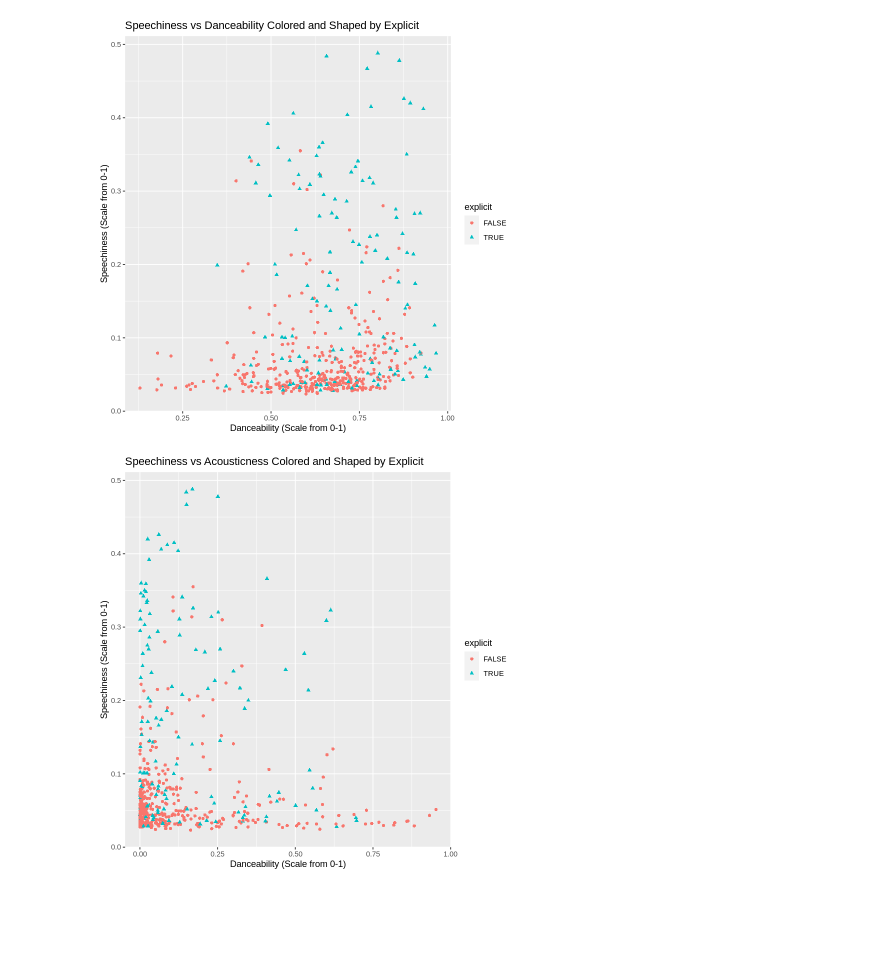
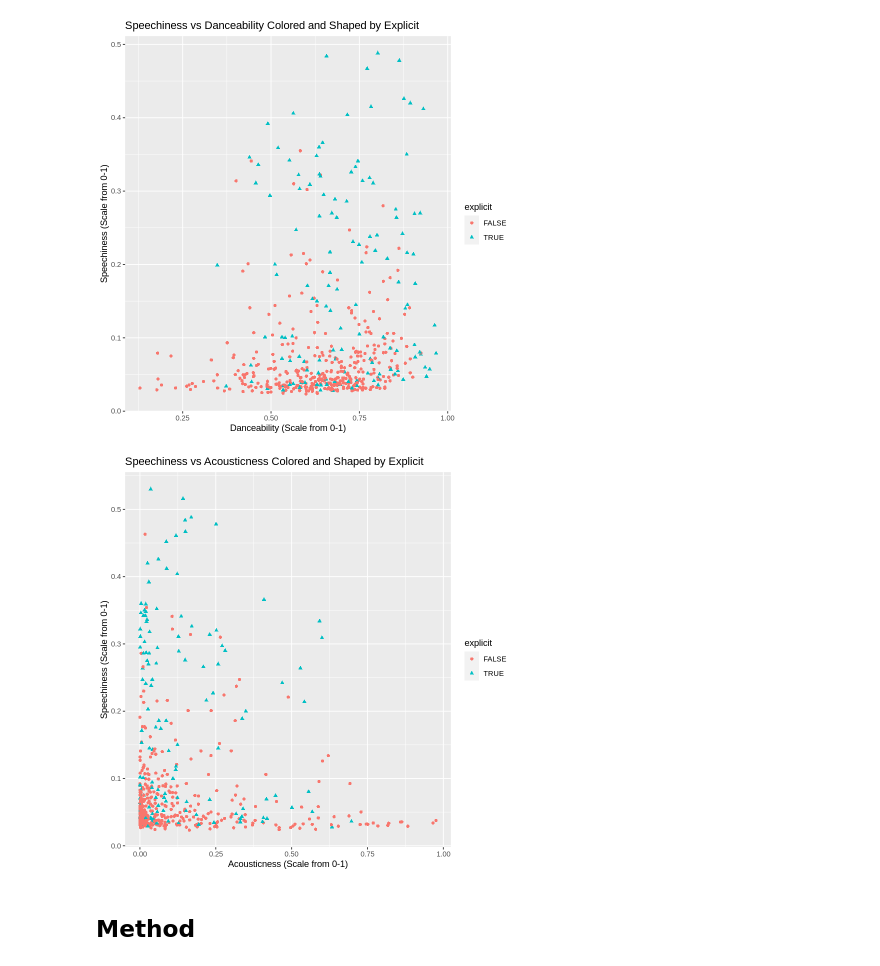
Before and after one commit to SugarLucas/dsci_100_project, a Jupyter notebook: Top_hits.ipynb, the cells around one changed output. Saved outputs shown, nothing was run; the diff lists cells and outputs as text; code cells hidden in the pictures; blank space fills up the shorter version.

```diff
--- a/Top_hits.ipynb
+++ b/Top_hits.ipynb
@@ -172,10 +142,12 @@ plot3
 # %%
 # Scatter : Speechiness vs Acousticness Colored and Shaped by Explicit
 plot4 <- song_train %>%
     ggplot(aes(x = acousticness, y = speechiness, colour = explicit, shape = explicit)) +
     geom_point() +
-    labs(x = "Danceability (Scale from 0-1)", y = 'Speechiness (Scale from 0-1)') +
+    labs(x = "Acousticness (Scale from 0-1)", y = 'Speechiness (Scale from 0-1)') +
     ggtitle('Speechiness vs Acousticness Colored and Shaped by Explicit')
 plot4
 # %% [output]
-[figure, old version]
+[figure, new version]
+# %% [markdown]
+## Method
```
Also changed, not shown: parts of 20 cells of this notebook.
